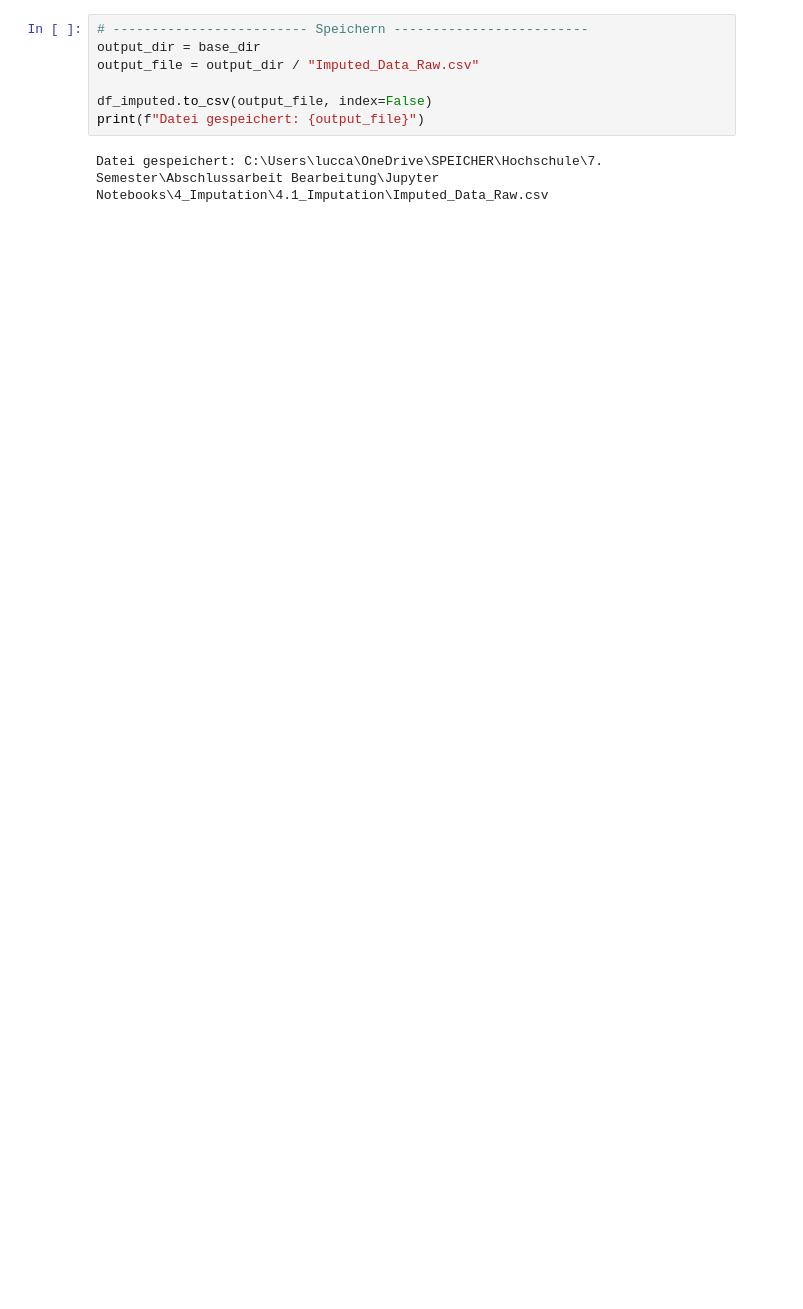
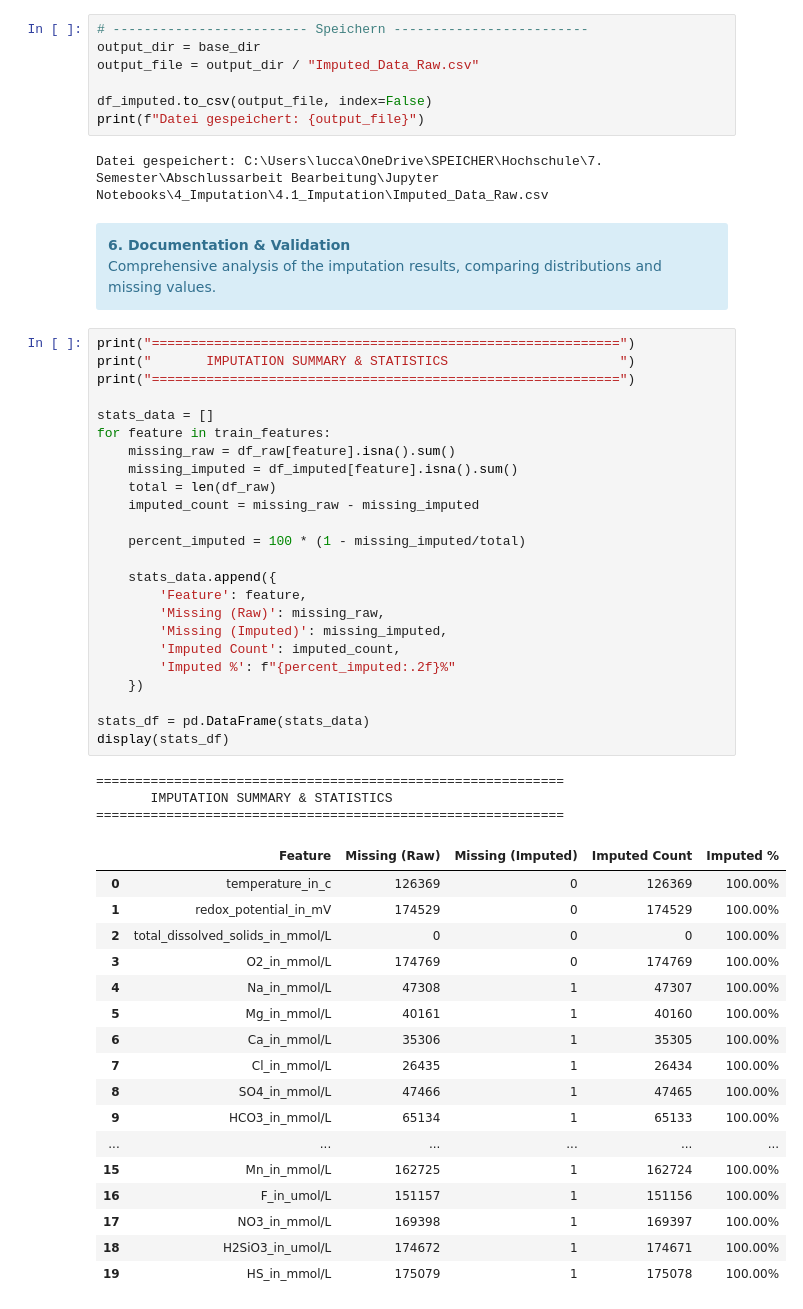
Before and after one commit to luccaglessner/Abschlussarbeit, a Jupyter notebook: Abschlussarbeit Bearbeitung/Jupyter Notebooks/4_Imputation/4.1_Imputation/VAE_Imputation.ipynb, the cells around one changed output. Saved outputs shown, nothing was run; the diff lists cells and outputs as text; blank space fills up the shorter version.

```diff
--- a/Abschlussarbeit Bearbeitung/Jupyter Notebooks/4_Imputation/4.1_Imputation/VAE_Imputation.ipynb
+++ b/Abschlussarbeit Bearbeitung/Jupyter Notebooks/4_Imputation/4.1_Imputation/VAE_Imputation.ipynb
@@ -420,3 +456,53 @@ df_imputed.to_csv(output_file, index=False)
 print(f"Datei gespeichert: {output_file}")
 # %% [output]
 Datei gespeichert: C:\Users\lucca\OneDrive\SPEICHER\Hochschule\7. Semester\Abschlussarbeit Bearbeitung\Jupyter Notebooks\4_Imputation\4.1_Imputation\Imputed_Data_Raw.csv
+# %% [markdown]
+<div class="alert alert-info">
+    <b>6. Documentation & Validation</b><br>
+    Comprehensive analysis of the imputation results, comparing distributions and missing values.
+</div>
+# %%
+print("============================================================")
+print("       IMPUTATION SUMMARY & STATISTICS                      ")
+print("============================================================")
+
+stats_data = []
+for feature in train_features:
+    missing_raw = df_raw[feature].isna().sum()
+    missing_imputed = df_imputed[feature].isna().sum()
+    total = len(df_raw)
+    imputed_count = missing_raw - missing_imputed
+
+    percent_imputed = 100 * (1 - missing_imputed/total)
+
+    stats_data.append({
+        'Feature': feature,
+        'Missing (Raw)': missing_raw,
+        'Missing (Imputed)': missing_imputed,
+        'Imputed Count': imputed_count,
+        'Imputed %': f"{percent_imputed:.2f}%"
+    })
+
+stats_df = pd.DataFrame(stats_data)
+display(stats_df)
+# %% [output]
+============================================================
+       IMPUTATION SUMMARY & STATISTICS
+============================================================
+|  | Feature | Missing (Raw) | Missing (Imputed) | Imputed Count | Imputed % |
+| 0 | temperature_in_c | 126369 | 0 | 126369 | 100.00% |
+| 1 | redox_potential_in_mV | 174529 | 0 | 174529 | 100.00% |
+| 2 | total_dissolved_solids_in_mmol/L | 0 | 0 | 0 | 100.00% |
+| 3 | O2_in_mmol/L | 174769 | 0 | 174769 | 100.00% |
+| 4 | Na_in_mmol/L | 47308 | 1 | 47307 | 100.00% |
+| 5 | Mg_in_mmol/L | 40161 | 1 | 40160 | 100.00% |
+| 6 | Ca_in_mmol/L | 35306 | 1 | 35305 | 100.00% |
+| 7 | Cl_in_mmol/L | 26435 | 1 | 26434 | 100.00% |
+| 8 | SO4_in_mmol/L | 47466 | 1 | 47465 | 100.00% |
+| 9 | HCO3_in_mmol/L | 65134 | 1 | 65133 | 100.00% |
+| ... | ... | ... | ... | ... | ... |
+| 15 | Mn_in_mmol/L | 162725 | 1 | 162724 | 100.00% |
+| 16 | F_in_umol/L | 151157 | 1 | 151156 | 100.00% |
+| 17 | NO3_in_mmol/L | 169398 | 1 | 169397 | 100.00% |
+| 18 | H2SiO3_in_umol/L | 174672 | 1 | 174671 | 100.00% |
+| 19 | HS_in_mmol/L | 175079 | 1 | 175078 | 100.00% |
```
Also changed, not shown: parts of 7 cells of this notebook, 45 other files.
